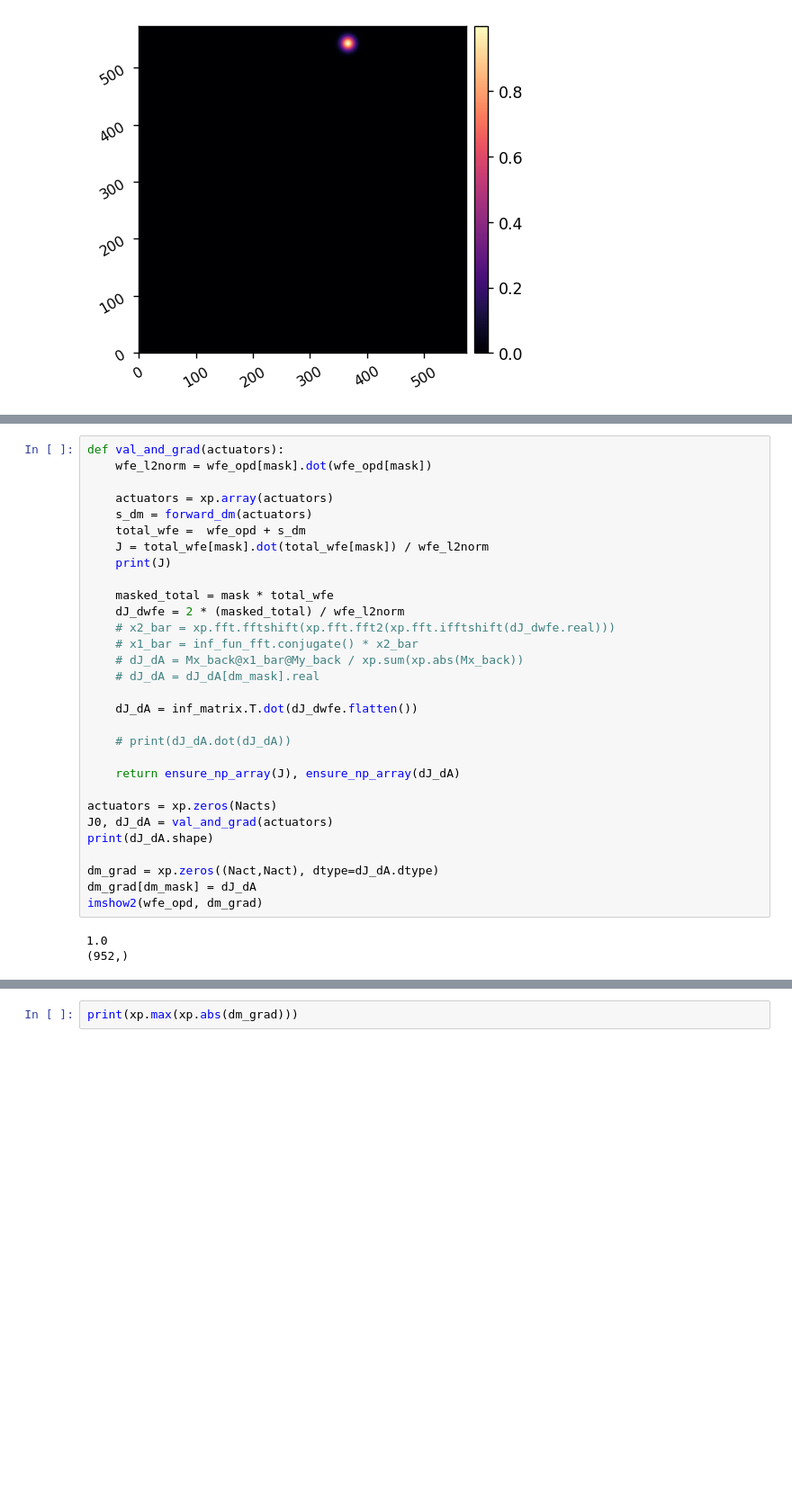
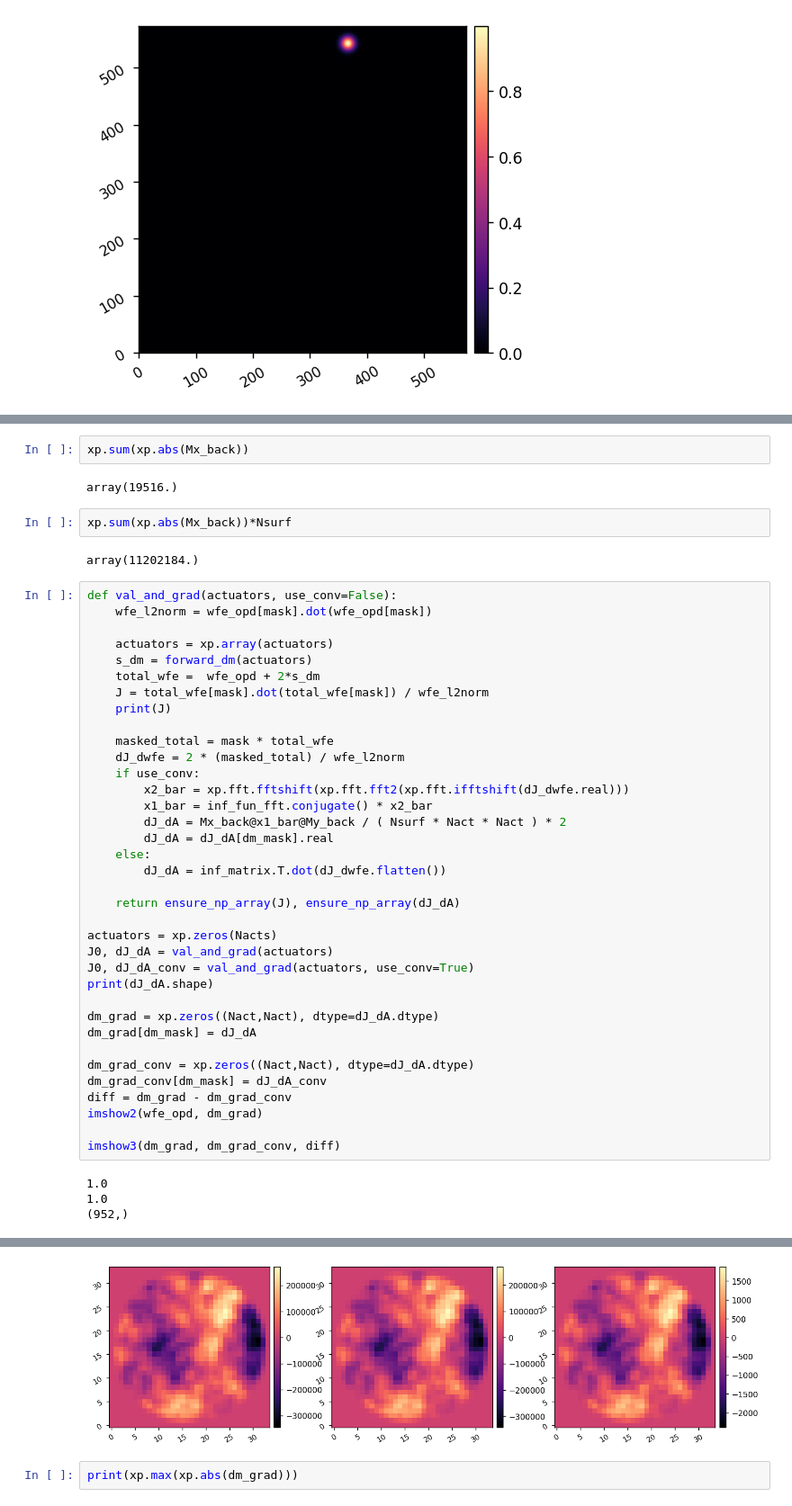
Before and after one commit to uasal/scoob-psf, a Jupyter notebook: example-notebooks/ad_dm.ipynb, the cells around one changed output, grey strips where cells are left out. Shown at 90% size. Cells and saved outputs as stored; diff of their text form; blank space fills up the shorter version.

```diff
--- a/example-notebooks/ad_dm.ipynb
+++ b/example-notebooks/ad_dm.ipynb
@@ -135,37 +142,53 @@ imshow3(waffle_command, waffle_surf, waffle_surf*mask)
+# %%
+xp.sum(xp.abs(Mx_back))
+# %% [output]
+array(19516.)
+# %%
+xp.sum(xp.abs(Mx_back))*Nsurf
+# %% [output]
+array(11202184.)
 # %%
-def val_and_grad(actuators):
+def val_and_grad(actuators, use_conv=False):
     wfe_l2norm = wfe_opd[mask].dot(wfe_opd[mask])
 
     actuators = xp.array(actuators)
     s_dm = forward_dm(actuators)
-    total_wfe =  wfe_opd + s_dm
+    total_wfe =  wfe_opd + 2*s_dm
     J = total_wfe[mask].dot(total_wfe[mask]) / wfe_l2norm
     print(J)
 
     masked_total = mask * total_wfe
     dJ_dwfe = 2 * (masked_total) / wfe_l2norm
-    # x2_bar = xp.fft.fftshift(xp.fft.fft2(xp.fft.ifftshift(dJ_dwfe.real)))
-    # x1_bar = inf_fun_fft.conjugate() * x2_bar
-    # dJ_dA = Mx_back@x1_bar@My_back / xp.sum(xp.abs(Mx_back))
-    # dJ_dA = dJ_dA[dm_mask].real
-
-    dJ_dA = inf_matrix.T.dot(dJ_dwfe.flatten())
-
-    # print(dJ_dA.dot(dJ_dA))
+    if use_conv:
+        x2_bar = xp.fft.fftshift(xp.fft.fft2(xp.fft.ifftshift(dJ_dwfe.real)))
+        x1_bar = inf_fun_fft.conjugate() * x2_bar
+        dJ_dA = Mx_back@x1_bar@My_back / ( Nsurf * Nact * Nact ) * 2
+        dJ_dA = dJ_dA[dm_mask].real
+    else:
+        dJ_dA = inf_matrix.T.dot(dJ_dwfe.flatten())
 
     return ensure_np_array(J), ensure_np_array(dJ_dA)
 
 actuators = xp.zeros(Nacts)
 J0, dJ_dA = val_and_grad(actuators)
+J0, dJ_dA_conv = val_and_grad(actuators, use_conv=True)
 print(dJ_dA.shape)
 
 dm_grad = xp.zeros((Nact,Nact), dtype=dJ_dA.dtype)
 dm_grad[dm_mask] = dJ_dA
+
+dm_grad_conv = xp.zeros((Nact,Nact), dtype=dJ_dA.dtype)
+dm_grad_conv[dm_mask] = dJ_dA_conv
+diff = dm_grad - dm_grad_conv
 imshow2(wfe_opd, dm_grad)
+
+imshow3(dm_grad, dm_grad_conv, diff)
 # %% [output]
+1.0
 1.0
 (952,)
 [figure]
+[figure, added]
 # %%
 print(xp.max(xp.abs(dm_grad)))
 # %% [output]
```
Also changed, not shown: parts of 4 cells of this notebook, 2 other files.
